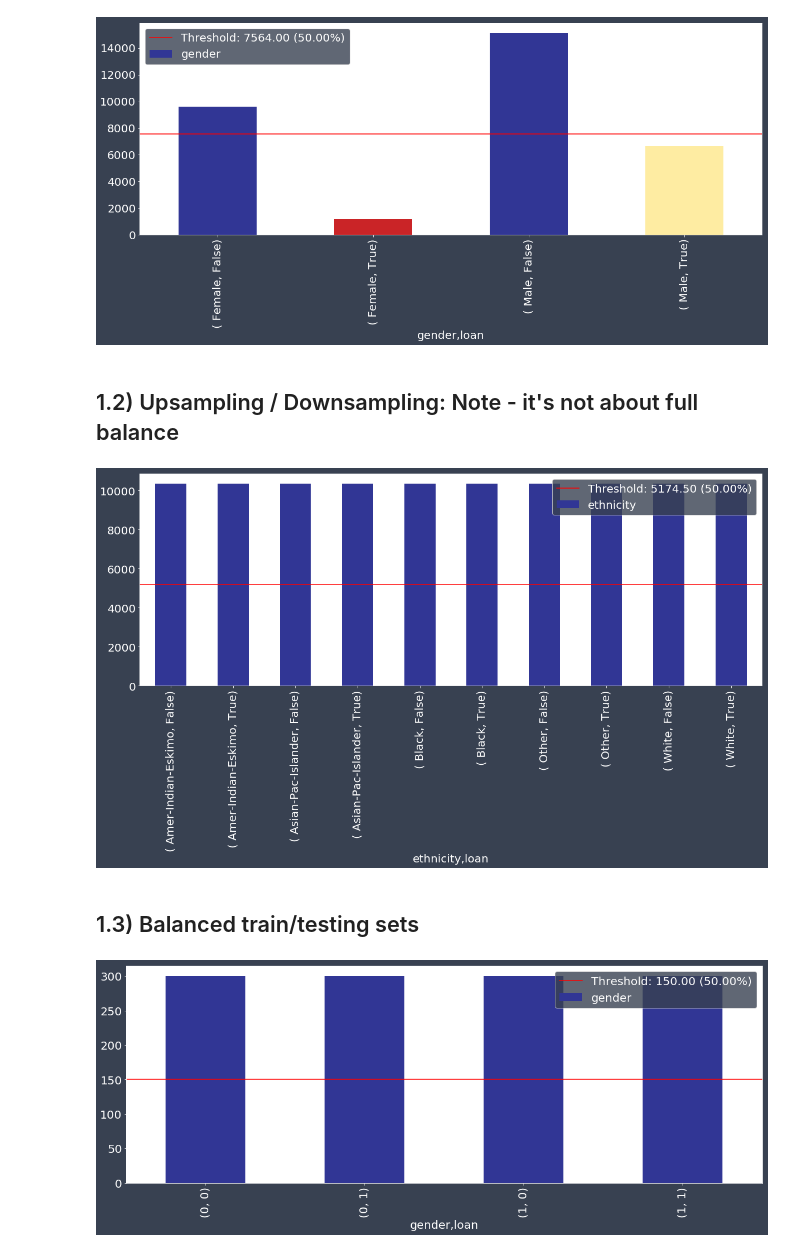
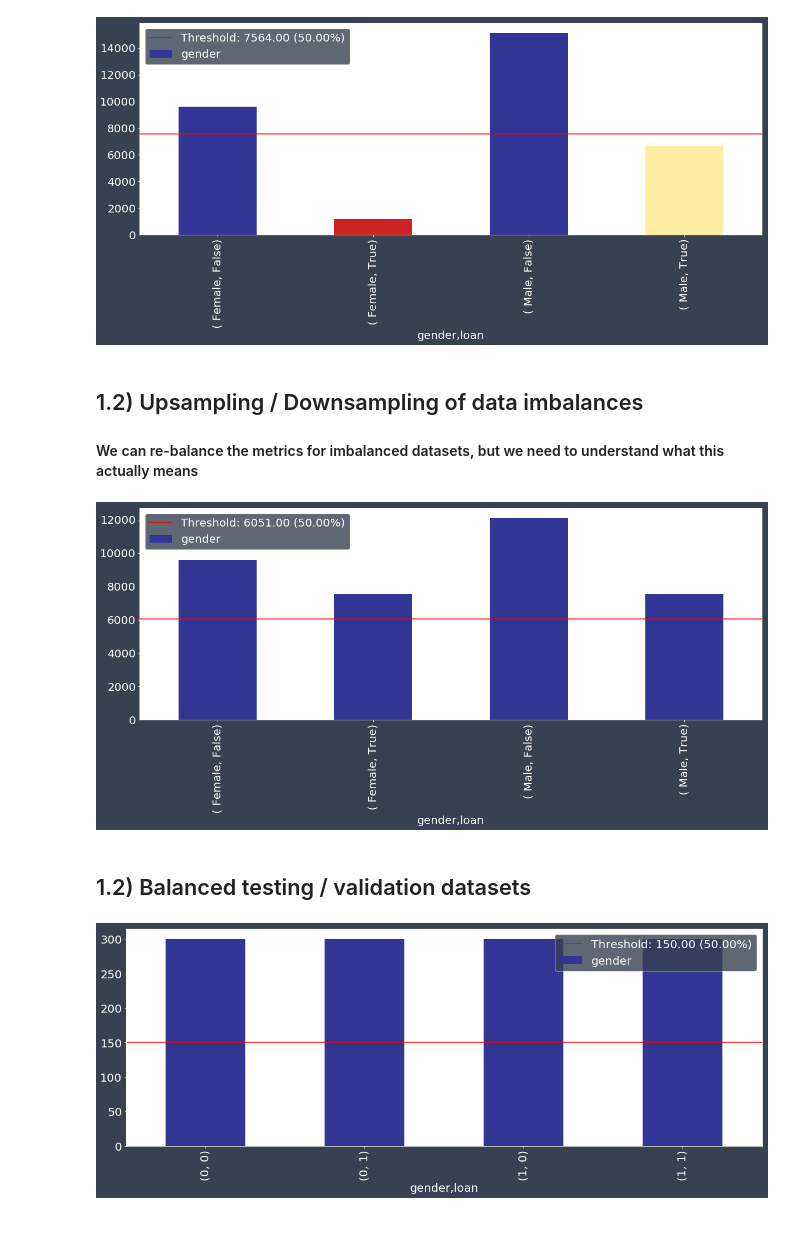
Before and after one commit to EthicalML/explainability-and-bias, a Jupyter notebook: Bias Evaluation & Explainability.ipynb, the cells around one changed output. Cells and saved outputs as stored; diff of their text form; code cells hidden in the pictures; blank space fills up the shorter version.

```diff
--- a/Bias Evaluation & Explainability.ipynb
+++ b/Bias Evaluation & Explainability.ipynb
@@ -868,15 +863,16 @@ im = xai.imbalance_plot(df_display, "gender", threshold=0.55, categorical_cols=[
 im = xai.imbalance_plot(df_display, "gender", "loan" , categorical_cols=["loan", "gender"])
 # %% [output]
 [figure]
-# %% [markdown]
-## 1.2) Upsampling / Downsampling: Note - it's not about full balance
+# %% [markdown]
+## 1.2) Upsampling / Downsampling of data imbalances
+#### We can re-balance the metrics for imbalanced datasets, but we need to understand what this actually means
 # %%
-im = xai.balance(df_display, "ethnicity", "loan", categorical_cols=["ethnicity", "loan"],
-                upsample=0.5, downsample=0.5, bins=5)
+im = xai.balance(df_display, "gender", "loan", categorical_cols=["gender", "loan"],
+                upsample=0.5, downsample=0.8)
 # %% [output]
-[figure, old version]
+[figure, new version]
 # %% [markdown]
-## 1.3) Balanced train/testing sets
+## 1.2) Balanced testing / validation datasets
 # %%
 X_train_balanced, y_train_balanced, X_valid_balanced, y_valid_balanced, train_idx, test_idx = \
     xai.balanced_train_test_split(
```
Also changed, not shown: parts of 77 cells of this notebook, 30 other files.
